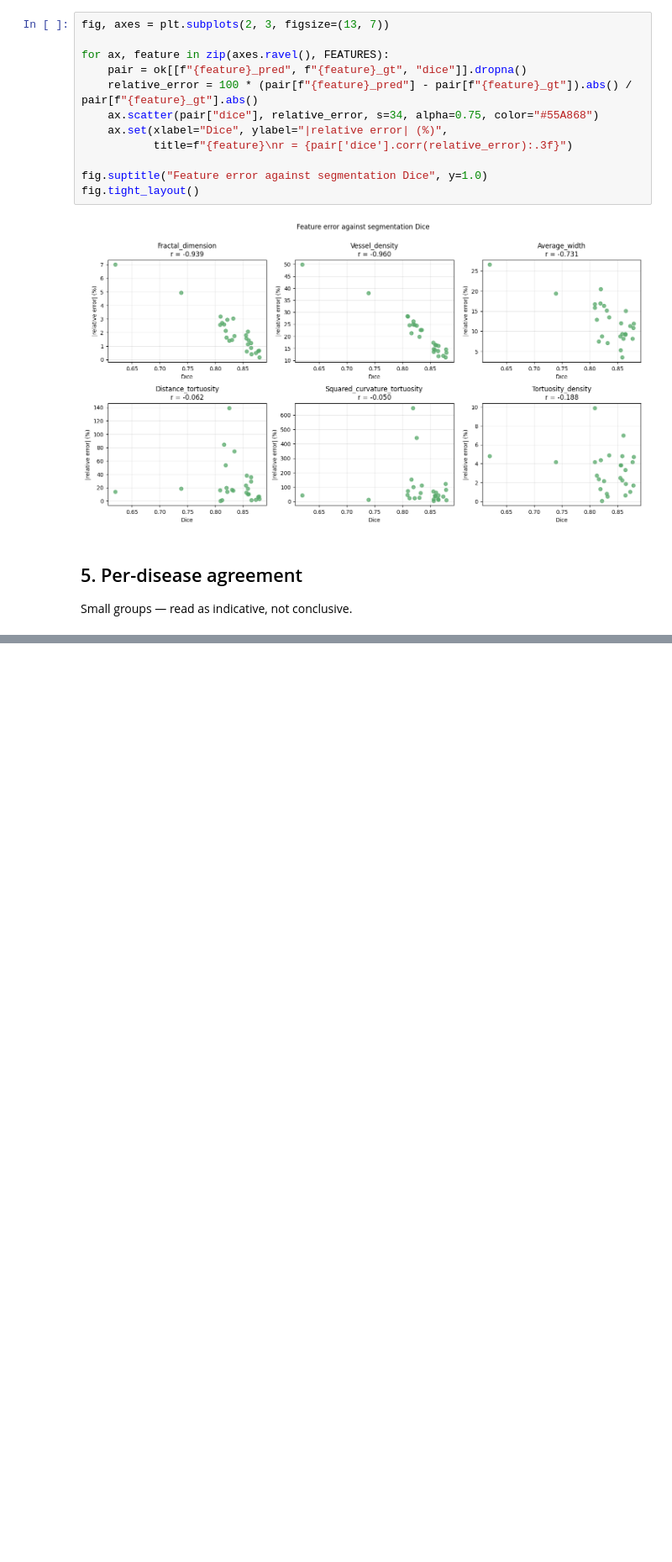
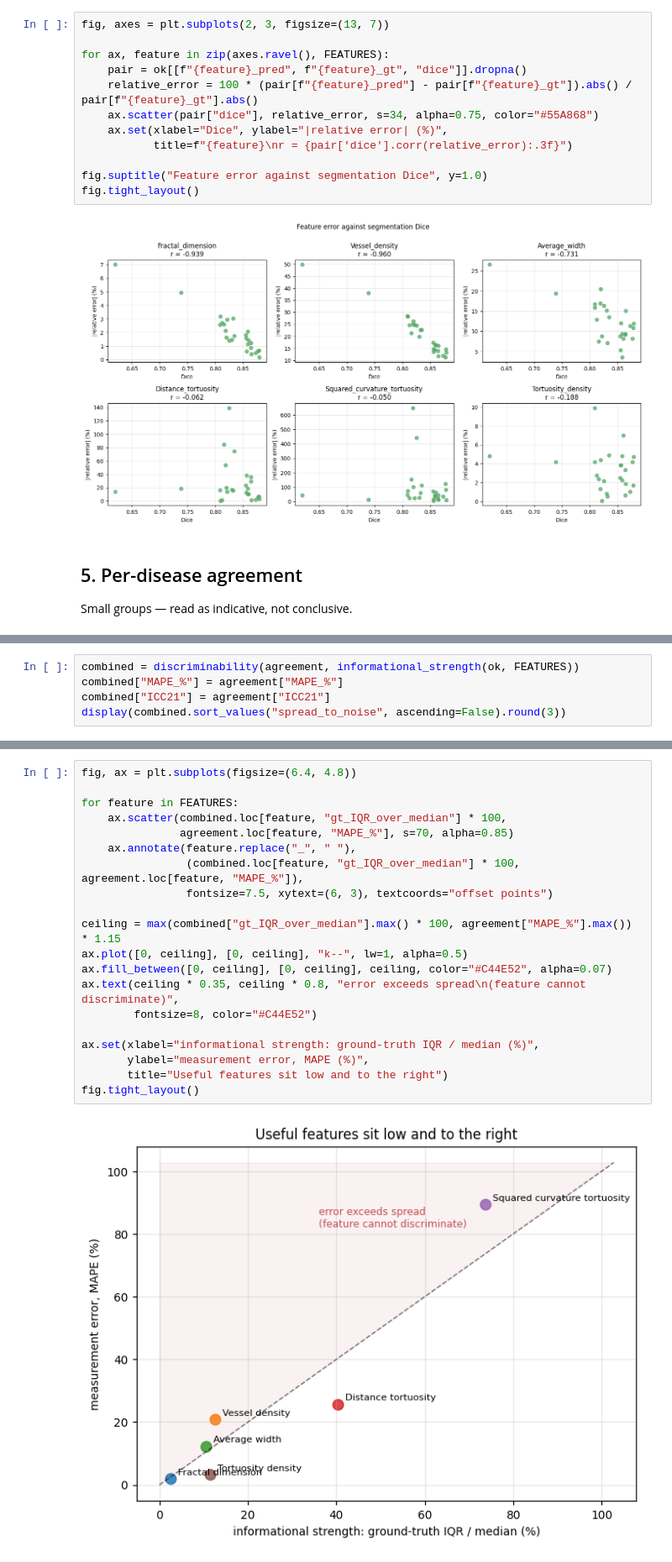
Before and after one commit to staskh/AutoMorph, a Jupyter notebook: benchmark/analysis.ipynb, the cells around one changed output, grey strips where cells are left out. Shown at 84% size. Saved outputs shown, nothing was run; the diff lists cells and outputs as text; blank space fills up the shorter version.

```diff
--- a/benchmark/analysis.ipynb
+++ b/benchmark/analysis.ipynb
@@ -376,0 +459,5 @@ for disease in order:
+# %%
+combined = discriminability(agreement, informational_strength(ok, FEATURES))
+combined["MAPE_%"] = agreement["MAPE_%"]
+combined["ICC21"] = agreement["ICC21"]
+display(combined.sort_values("spread_to_noise", ascending=False).round(3))
@@ -377 +473,23 @@ for disease in order:
+# %%
+fig, ax = plt.subplots(figsize=(6.4, 4.8))
+
+for feature in FEATURES:
+    ax.scatter(combined.loc[feature, "gt_IQR_over_median"] * 100,
+               agreement.loc[feature, "MAPE_%"], s=70, alpha=0.85)
+    ax.annotate(feature.replace("_", " "),
+                (combined.loc[feature, "gt_IQR_over_median"] * 100, agreement.loc[feature, "MAPE_%"]),
+                fontsize=7.5, xytext=(6, 3), textcoords="offset points")
+
+ceiling = max(combined["gt_IQR_over_median"].max() * 100, agreement["MAPE_%"].max()) * 1.15
+ax.plot([0, ceiling], [0, ceiling], "k--", lw=1, alpha=0.5)
+ax.fill_between([0, ceiling], [0, ceiling], ceiling, color="#C44E52", alpha=0.07)
+ax.text(ceiling * 0.35, ceiling * 0.8, "error exceeds spread\n(feature cannot discriminate)",
+        fontsize=8, color="#C44E52")
+
+ax.set(xlabel="informational strength: ground-truth IQR / median (%)",
+       ylabel="measurement error, MAPE (%)",
+       title="Useful features sit low and to the right")
+fig.tight_layout()
+# %% [output]
+[figure, added]
 # %% [markdown]
```
Also changed, not shown: parts of 17 cells of this notebook, 10 other files.
